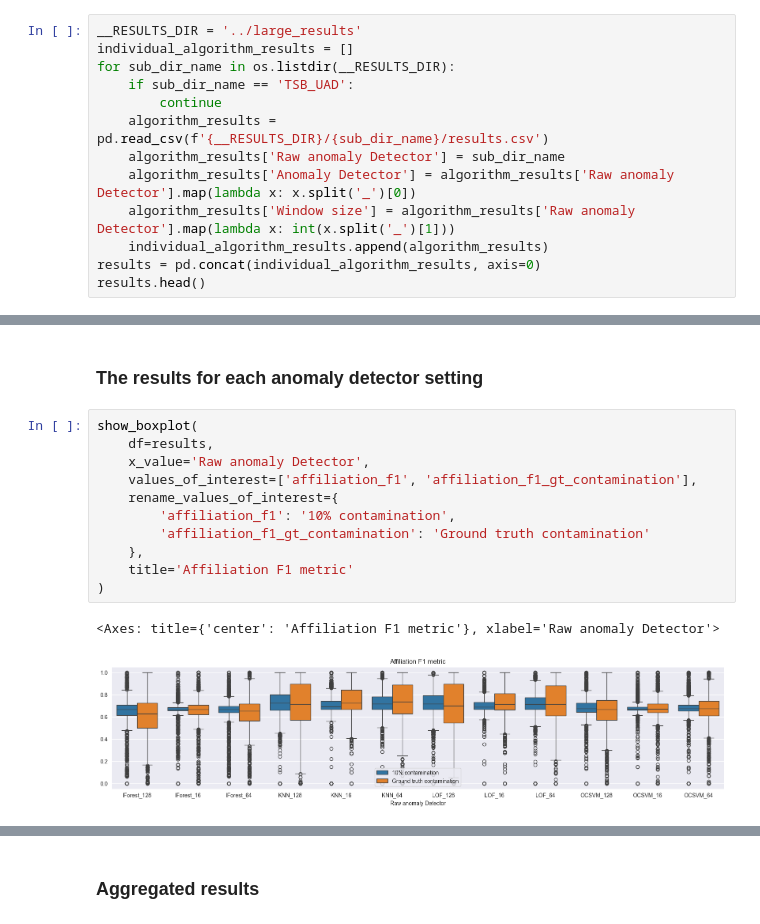
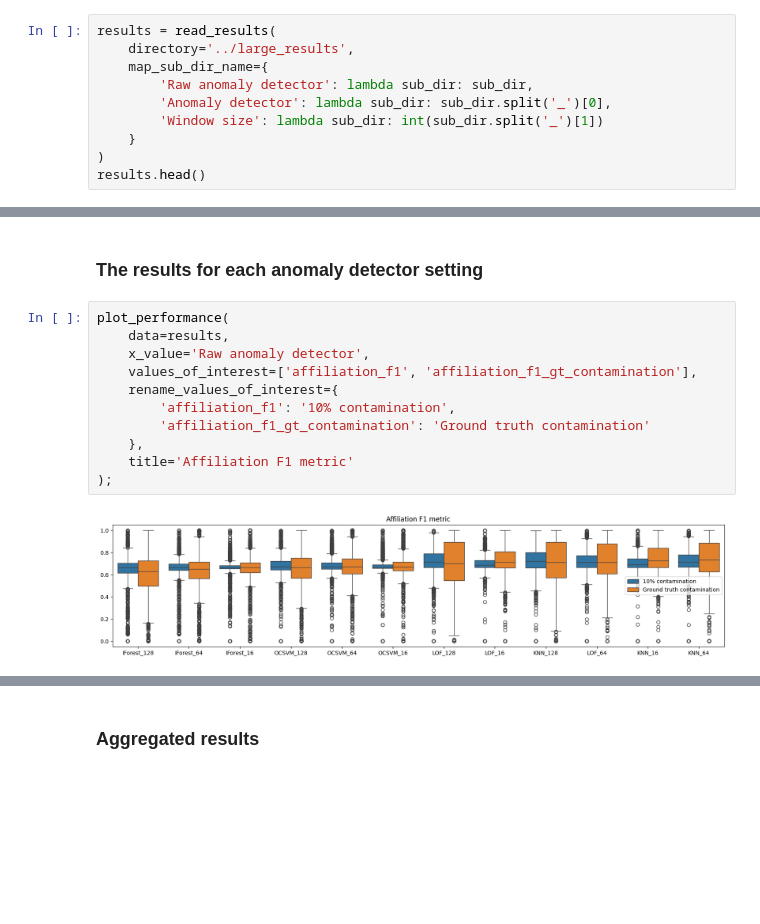
Before and after one commit to guillaumeme/dtaianomaly, a Jupyter notebook: notebooks/analyze_results.ipynb, the cells around one changed output, grey strips where cells are left out. Drawn from its saved outputs; the diff is of its cells as text; blank space fills up the shorter version.

Commit message:
update visualization

```diff
--- a/notebooks/analyze_results.ipynb
+++ b/notebooks/analyze_results.ipynb
@@ -9,17 +5,14 @@ from typing import List, Dict
 # %% [markdown]
 ## Read the data
 # %%
-__RESULTS_DIR = '../large_results'
-individual_algorithm_results = []
-for sub_dir_name in os.listdir(__RESULTS_DIR):
-    if sub_dir_name == 'TSB_UAD':
-        continue
-    algorithm_results = pd.read_csv(f'{__RESULTS_DIR}/{sub_dir_name}/results.csv')
-    algorithm_results['Raw anomaly Detector'] = sub_dir_name
-    algorithm_results['Anomaly Detector'] = algorithm_results['Raw anomaly Detector'].map(lambda x: x.split('_')[0])
-    algorithm_results['Window size'] = algorithm_results['Raw anomaly Detector'].map(lambda x: int(x.split('_')[1]))
-    individual_algorithm_results.append(algorithm_results)
-results = pd.concat(individual_algorithm_results, axis=0)
+results = read_results(
+    directory='../large_results',
+    map_sub_dir_name={
+        'Raw anomaly detector': lambda sub_dir: sub_dir,
+        'Anomaly detector': lambda sub_dir: sub_dir.split('_')[0],
+        'Window size': lambda sub_dir: int(sub_dir.split('_')[1])
+    }
+)
 results.head()
 # %% [output]
 |  | collection_name | dataset_name | Seed | affiliation_f1 | affiliation_f1_gt_contamination | roc_vus | pr_vus | ... |
@@ -81,17 +37,16 @@ def show_boxplot(
 # %% [markdown]
 ### The results for each anomaly detector setting
 # %%
-show_boxplot(
-    df=results,
-    x_value='Raw anomaly Detector',
+plot_performance(
+    data=results,
+    x_value='Raw anomaly detector',
     values_of_interest=['affiliation_f1', 'affiliation_f1_gt_contamination'],
     rename_values_of_interest={
         'affiliation_f1': '10% contamination',
         'affiliation_f1_gt_contamination': 'Ground truth contamination'
     },
     title='Affiliation F1 metric'
-)
+);
 # %% [output]
-<Axes: title={'center': 'Affiliation F1 metric'}, xlabel='Raw anomaly Detector'>
-[figure, old version]
+[figure, new version]
 # %%
```
Also changed, not shown: parts of 15 cells of this notebook, 9 other files.
